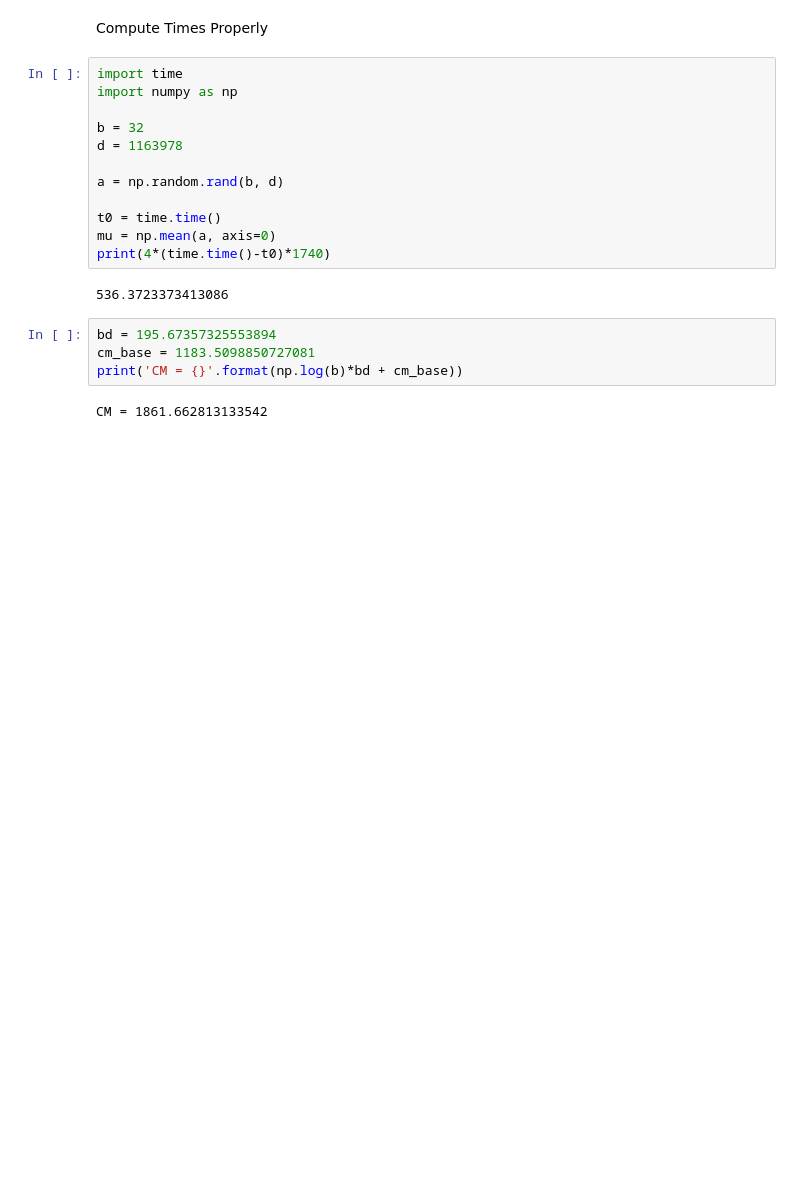
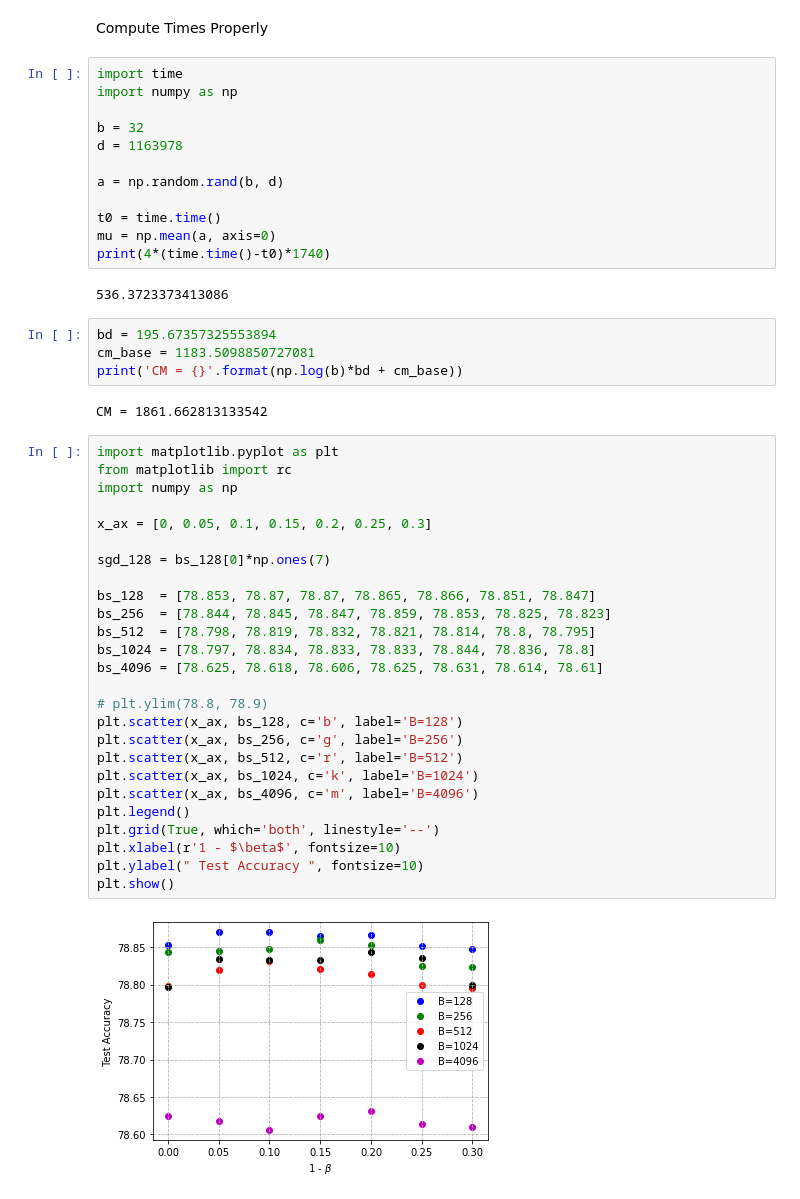
Before and after one commit to anishacharya/Optimization-Mavericks, a Jupyter notebook: playground_.ipynb, the cells around one changed output. Drawn from its saved outputs; the diff is of its cells as text; blank space fills up the shorter version.

```diff
--- a/playground_.ipynb
+++ b/playground_.ipynb
@@ -102,3 +102,31 @@ cm_base = 1183.5098850727081
 print('CM = {}'.format(np.log(b)*bd + cm_base))
 # %% [output]
 CM = 1861.662813133542
+# %%
+import matplotlib.pyplot as plt
+from matplotlib import rc
+import numpy as np
+
+x_ax = [0, 0.05, 0.1, 0.15, 0.2, 0.25, 0.3]
+
+sgd_128 = bs_128[0]*np.ones(7)
+
+bs_128  = [78.853, 78.87, 78.87, 78.865, 78.866, 78.851, 78.847]
+bs_256  = [78.844, 78.845, 78.847, 78.859, 78.853, 78.825, 78.823]
+bs_512  = [78.798, 78.819, 78.832, 78.821, 78.814, 78.8, 78.795]
+bs_1024 = [78.797, 78.834, 78.833, 78.833, 78.844, 78.836, 78.8]
+bs_4096 = [78.625, 78.618, 78.606, 78.625, 78.631, 78.614, 78.61]
+
+# plt.ylim(78.8, 78.9)
+plt.scatter(x_ax, bs_128, c='b', label='B=128')
+plt.scatter(x_ax, bs_256, c='g', label='B=256')
+plt.scatter(x_ax, bs_512, c='r', label='B=512')
+plt.scatter(x_ax, bs_1024, c='k', label='B=1024')
+plt.scatter(x_ax, bs_4096, c='m', label='B=4096')
+plt.legend()
+plt.grid(True, which='both', linestyle='--')
+plt.xlabel(r'1 - $\beta$', fontsize=10)
+plt.ylabel(" Test Accuracy ", fontsize=10)
+plt.show()
+# %% [output]
+[figure, added]
```
Also changed, not shown: 1 other file.
